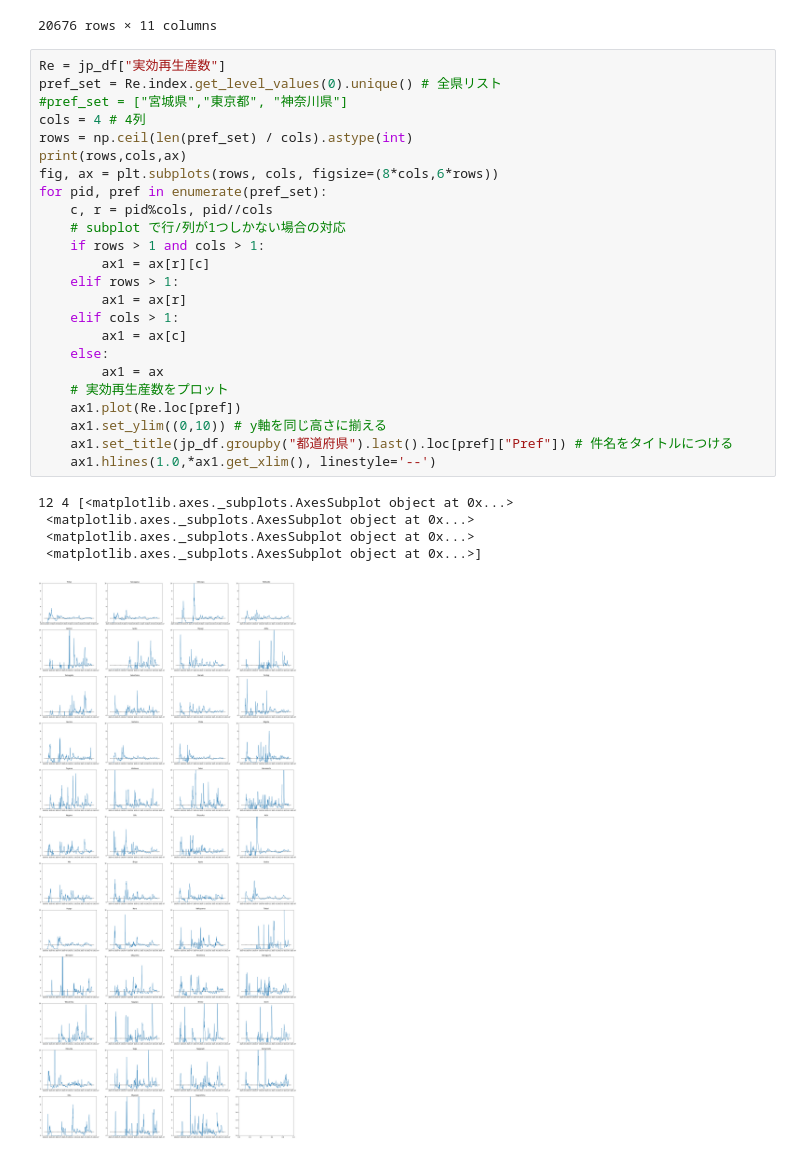
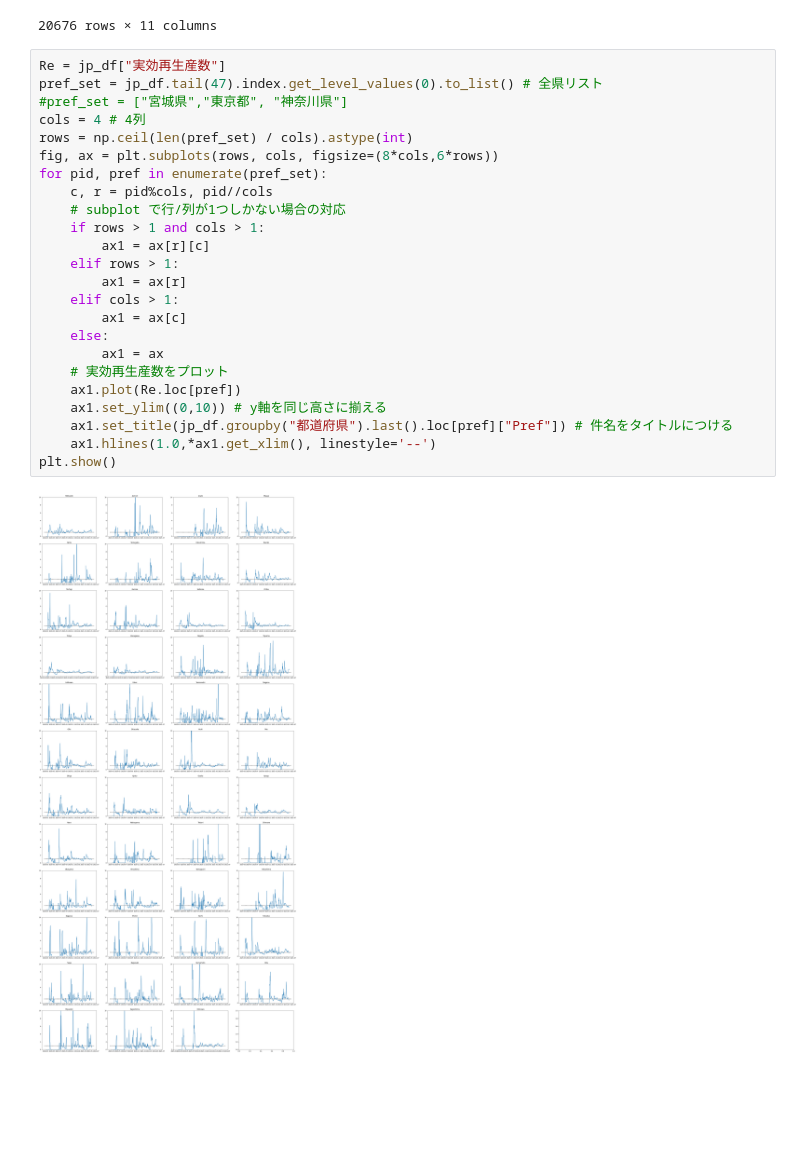
Before and after one commit to nagae/ICL_B_2021, a Jupyter notebook: efficient_reproduction_number.ipynb, the cells around one changed output. Cells and saved outputs as stored; diff of their text form; blank space fills up the shorter version.

Commit message:
全県リストの取得方法を変更

```diff
--- a/efficient_reproduction_number.ipynb
+++ b/efficient_reproduction_number.ipynb
@@ -43,31 +43,27 @@ jp_df # jp_df の概観を表示
 20676 rows × 11 columns
 # %%
 Re = jp_df["実効再生産数"]
-pref_set = Re.index.get_level_values(0).unique() # 全県リスト
+pref_set = jp_df.tail(47).index.get_level_values(0).to_list() # 全県リスト
 #pref_set = ["宮城県","東京都", "神奈川県"]
 cols = 4 # 4列
 rows = np.ceil(len(pref_set) / cols).astype(int)
-print(rows,cols,ax)
 fig, ax = plt.subplots(rows, cols, figsize=(8*cols,6*rows))
 for pid, pref in enumerate(pref_set):
     c, r = pid%cols, pid//cols
     # subplot で行/列が1つしかない場合の対応
     if rows > 1 and cols > 1:
         ax1 = ax[r][c]
     elif rows > 1:
         ax1 = ax[r]
     elif cols > 1:
         ax1 = ax[c]
     else:
         ax1 = ax
     # 実効再生産数をプロット
     ax1.plot(Re.loc[pref])
     ax1.set_ylim((0,10)) # y軸を同じ高さに揃える
     ax1.set_title(jp_df.groupby("都道府県").last().loc[pref]["Pref"]) # 件名をタイトルにつける
     ax1.hlines(1.0,*ax1.get_xlim(), linestyle='--')
+plt.show()
 # %% [output]
-12 4 [<matplotlib.axes._subplots.AxesSubplot object at 0x...>
- <matplotlib.axes._subplots.AxesSubplot object at 0x...>
- <matplotlib.axes._subplots.AxesSubplot object at 0x...>
- <matplotlib.axes._subplots.AxesSubplot object at 0x...>]
-[figure, old version]
+[figure, new version]
```
